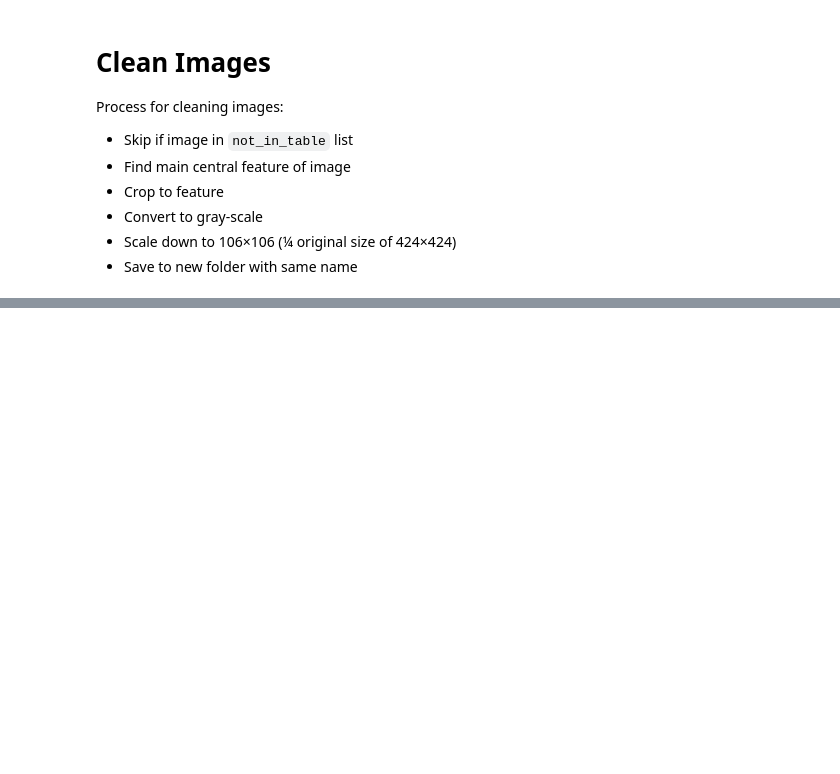
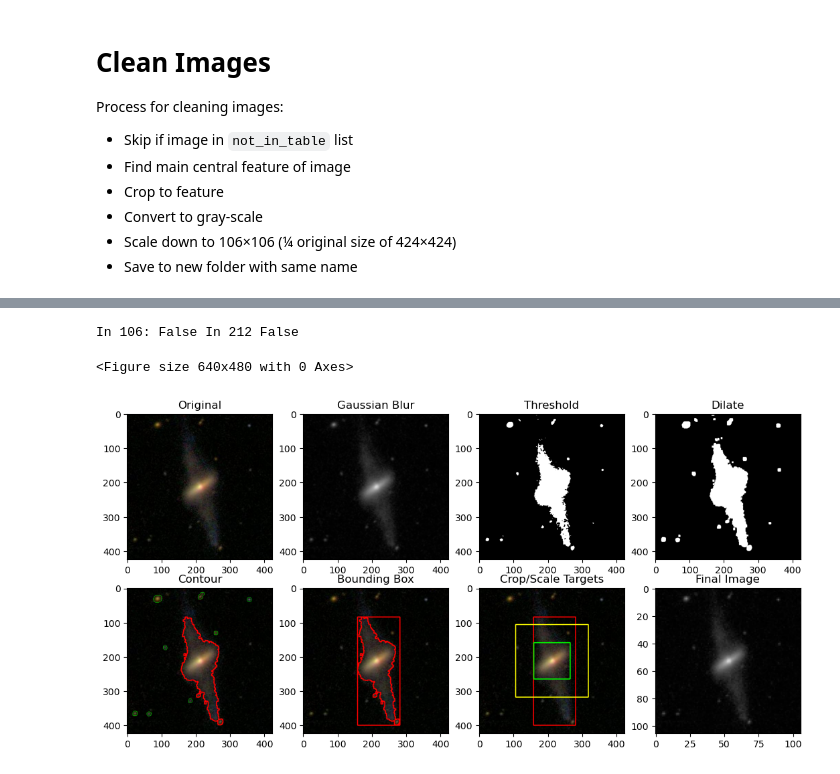
Before and after one commit to zachaa/Galaxy_Morphology_Classification, a Jupyter notebook: data_image_cleaning.ipynb, the cells around one changed output, grey strips where cells are left out. Cells and saved outputs as stored; diff of their text form; code cells hidden in the pictures; blank space fills up the shorter version.

```diff
--- a/data_image_cleaning.ipynb
+++ b/data_image_cleaning.ipynb
@@ -488,0 +682,8 @@ Process for cleaning images:
+# %%
+# process_image("2008.jpg", save_dir=None, visualize=True)
+# process_image("5.jpg", save_dir=None, visualize=True)
+process_image("234499.jpg", save_dir=None, visualize=True)
+# %% [output]
+In 106: False In 212 False
+<Figure size 640x480 with 0 Axes>
+[figure, added]
```
Also changed, not shown: parts of 6 cells of this notebook.
